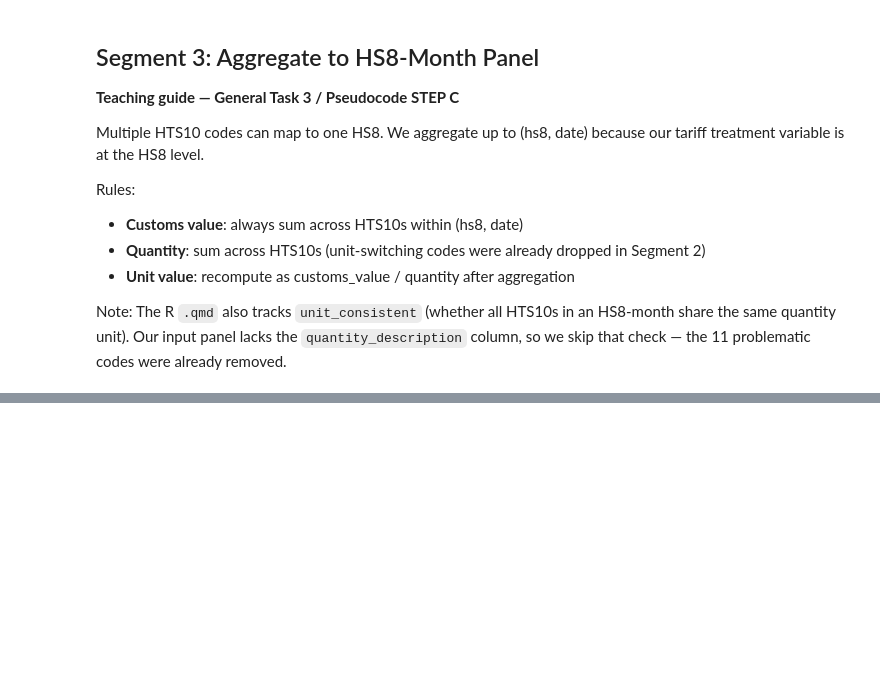
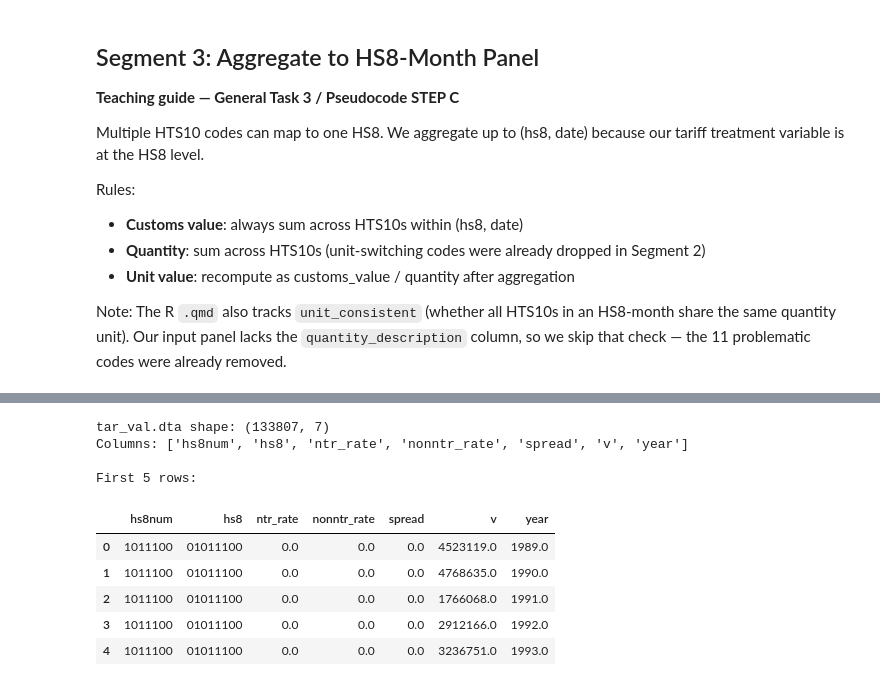
Before and after one commit to uchicago-dss/w26-causal-inference-economics, a Jupyter notebook: Code/build_did_panel.ipynb, the cells around one changed output, grey strips where cells are left out. Saved outputs shown, nothing was run; the diff lists cells and outputs as text; code cells hidden in the pictures; blank space fills up the shorter version.

```diff
--- a/Code/build_did_panel.ipynb
+++ b/Code/build_did_panel.ipynb
@@ -216,0 +247,19 @@ print(f"Rows with missing unit_value: {panel_hs8['unit_value'].isna().sum():,}")
+# %%
+# Load tariff data
+tar = pd.read_stata(tariff_path)
+
+print(f"tar_val.dta shape: {tar.shape}")
+print(f"Columns: {list(tar.columns)}")
+print(f"\nFirst 5 rows:")
+tar.head()
+# %% [output]
+tar_val.dta shape: (133807, 7)
+Columns: ['hs8num', 'hs8', 'ntr_rate', 'nonntr_rate', 'spread', 'v', 'year']
+
+First 5 rows:
+|  | hs8num | hs8 | ntr_rate | nonntr_rate | spread | v | year |
+| 0 | 1011100 | 01011100 | 0.0 | 0.0 | 0.0 | 4523119.0 | 1989.0 |
+| 1 | 1011100 | 01011100 | 0.0 | 0.0 | 0.0 | 4768635.0 | 1990.0 |
+| 2 | 1011100 | 01011100 | 0.0 | 0.0 | 0.0 | 1766068.0 | 1991.0 |
+| 3 | 1011100 | 01011100 | 0.0 | 0.0 | 0.0 | 2912166.0 | 1992.0 |
+| 4 | 1011100 | 01011100 | 0.0 | 0.0 | 0.0 | 3236751.0 | 1993.0 |
```
Also changed, not shown: parts of 16 cells of this notebook, 1 other file.
